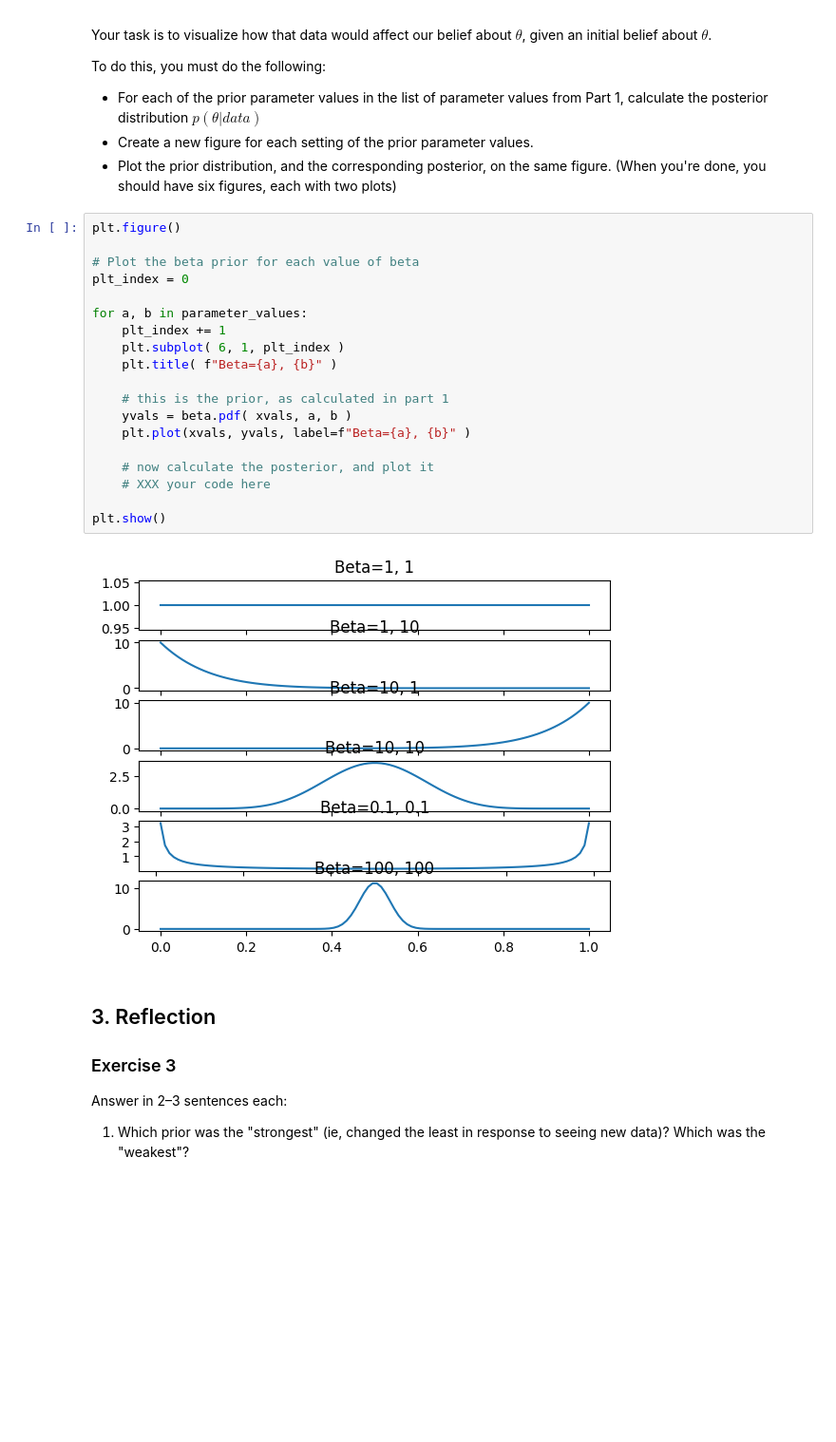
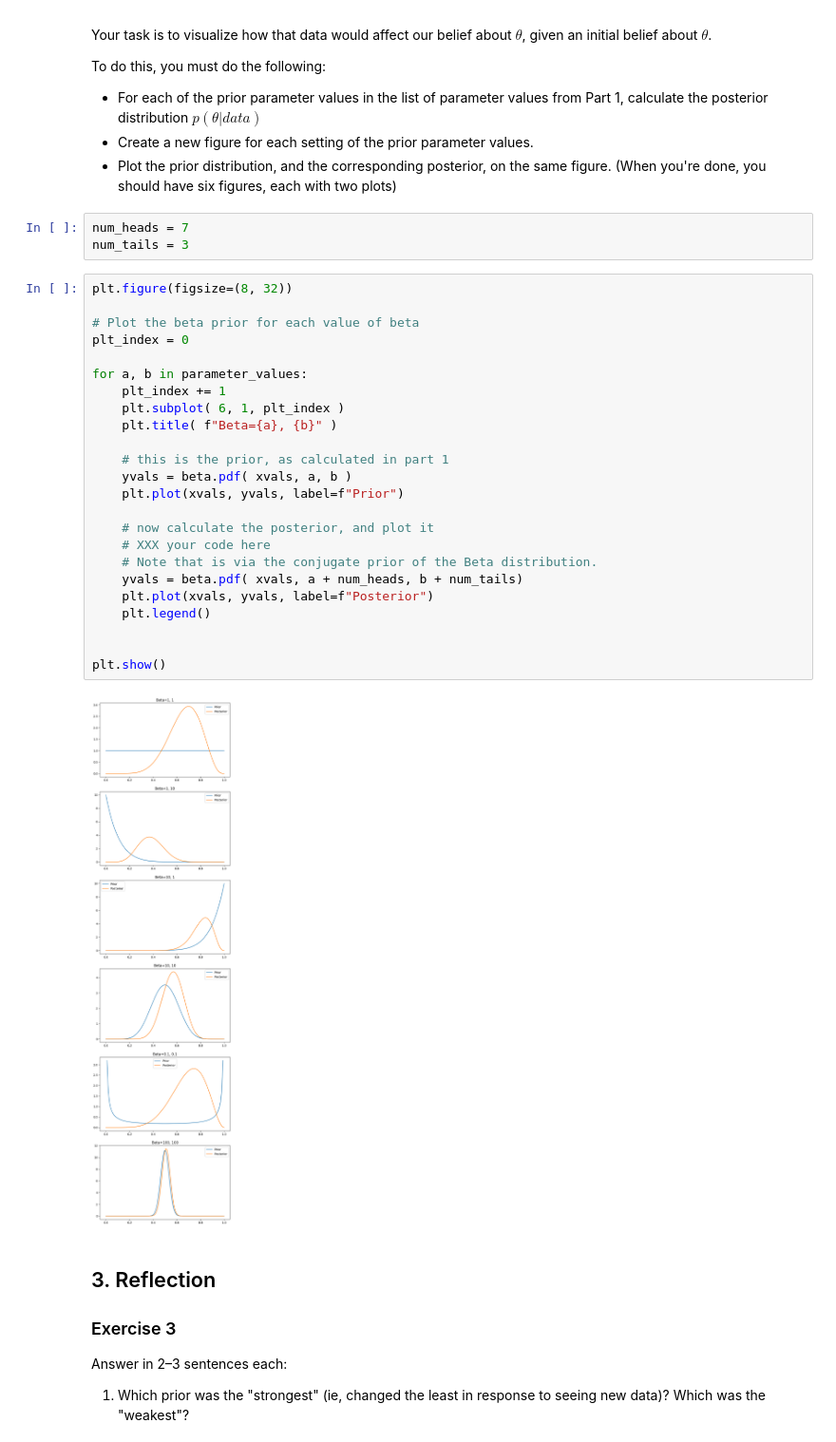
Before and after one commit to jrc117/CS473, a Jupyter notebook: mini_labs/week_5_bayes.ipynb, the cells around one changed output. Shown at 95% size. Saved outputs shown, nothing was run; the diff lists cells and outputs as text; blank space fills up the shorter version.

```diff
--- a/mini_labs/week_5_bayes.ipynb
+++ b/mini_labs/week_5_bayes.ipynb
@@ -73,27 +73,35 @@ To do this, you must do the following:
 - For each of the prior parameter values in the list of parameter values from Part 1, calculate the posterior distribution $p(\theta|data)$
 - Create a new figure for each setting of the prior parameter values.
 - Plot the prior distribution, and the corresponding posterior, on the same figure.  (When you're done, you should have six figures, each with two plots)
+# %%
+num_heads = 7
+num_tails = 3
 # %%
-plt.figure()
+plt.figure(figsize=(8, 32))
 
 # Plot the beta prior for each value of beta
 plt_index = 0
 
 for a, b in parameter_values:
     plt_index += 1
     plt.subplot( 6, 1, plt_index )
     plt.title( f"Beta={a}, {b}" )
 
     # this is the prior, as calculated in part 1
     yvals = beta.pdf( xvals, a, b )
-    plt.plot(xvals, yvals, label=f"Beta={a}, {b}" )
+    plt.plot(xvals, yvals, label=f"Prior")
 
     # now calculate the posterior, and plot it
     # XXX your code here
+    # Note that is via the conjugate prior of the Beta distribution.
+    yvals = beta.pdf( xvals, a + num_heads, b + num_tails)
+    plt.plot(xvals, yvals, label=f"Posterior")
+    plt.legend()
+
 
 plt.show()
 # %% [output]
-[figure, old version]
+[figure, new version]
 # %% [markdown]
 ## 3. Reflection
 
```
Also changed, not shown: parts of 2 cells of this notebook.
